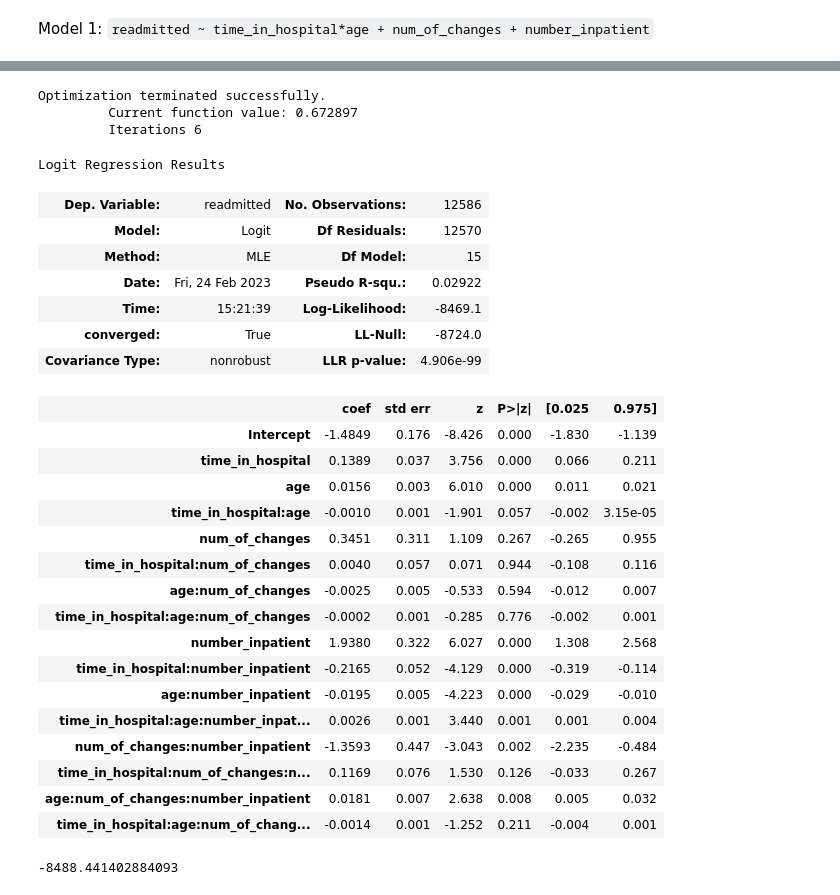
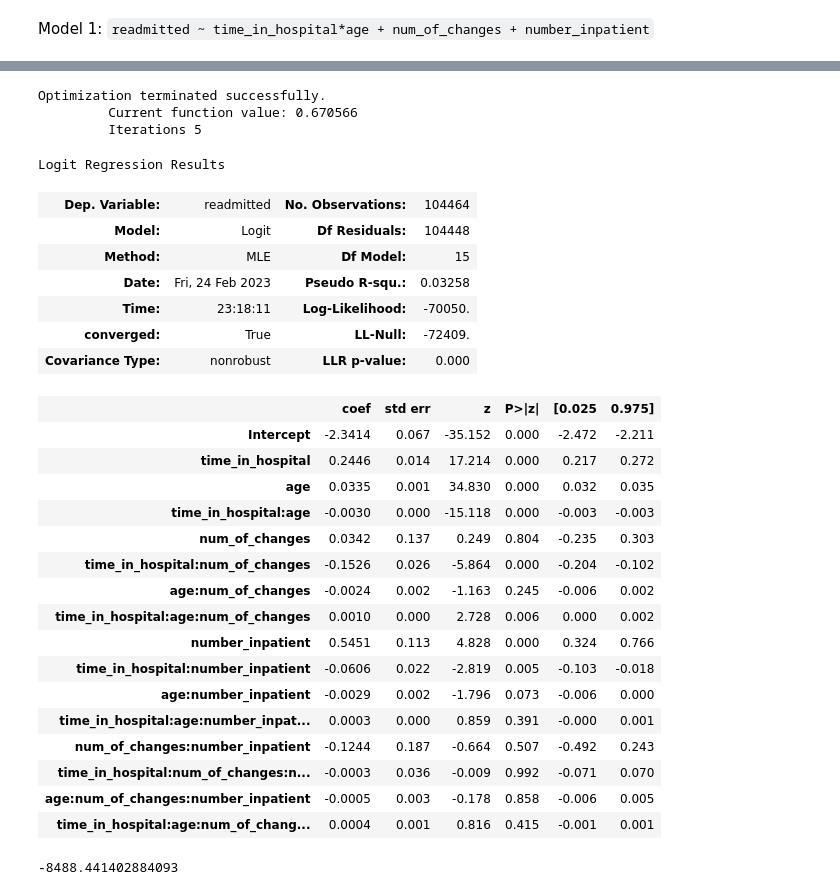
Before and after one commit to AnastasiaKWei/Saturn, a Jupyter notebook: Amy.ipynb, the cells around one changed output, grey strips where cells are left out. Cells and saved outputs as stored; diff of their text form; code cells hidden in the pictures.

```diff
--- a/Amy.ipynb
+++ b/Amy.ipynb
@@ -34,6 +34,7 @@ y_train = train.loc[:, "readmitted"]
 X_train_types = X_train.dtypes.to_frame().rename(columns={0: "type"})
 # get the name of all variables that are objects
 object_vars = list(X_train_types.loc[X_train_types.type == "object", :].index)
+object_vars = object_vars + ["age", "admission_type_id", "discharge_disposition_id", "admission_source_id", "time_in_hospital", "num_of_changes"]
 
 # get the indices of all
 object_var_indices = []
@@ -231,0 +264,11 @@ remove dummy variable with high VIF
+# %%
+diag_values = list(set(list(train1_dummy.diag_1)))
+diag_map = {}
+diag_unmap = {}
+
+for i in range(len(diag_values)):
+    diag_map[diag_values[i]] = i
+    diag_unmap[i] = diag_values[i]
+# %%
+train1_dummy.loc[:, "diag_1_num"] = train1_dummy.loc[:, "diag_1"].map(diag_map)
+train1_dummy.loc[:, "diag_2_num"] = train1_dummy.loc[:, "diag_2"].map(diag_map)
@@ -259,33 +342,33 @@ Logit Regression Results
 # %%
-logit_model_all_int = sm.logit(formula = 'readmitted ~ time_in_hospital*age* num_of_changes*number_inpatient', data = train1).fit() #Developing logistic regression model
+logit_model_all_int = sm.logit(formula = 'readmitted ~ time_in_hospital*age* num_of_changes*number_inpatient', data = train1_dummy).fit() #Developing logistic regression model
 logit_model_all_int.summary()
 # %% [output]
 Optimization terminated successfully.
-         Current function value: 0.672897
-         Iterations 6
+         Current function value: 0.670566
+         Iterations 5
 Logit Regression Results
-| Dep. Variable: | readmitted | No. Observations: | 12586 |
-| Model: | Logit | Df Residuals: | 12570 |
+| Dep. Variable: | readmitted | No. Observations: | 104464 |
+| Model: | Logit | Df Residuals: | 104448 |
 | Method: | MLE | Df Model: | 15 |
-| Date: | Fri, 24 Feb 2023 | Pseudo R-squ.: | 0.02922 |
-| Time: | 15:21:39 | Log-Likelihood: | -8469.1 |
-| converged: | True | LL-Null: | -8724.0 |
-| Covariance Type: | nonrobust | LLR p-value: | 4.906e-99 |
+| Date: | Fri, 24 Feb 2023 | Pseudo R-squ.: | 0.03258 |
+| Time: | 23:18:11 | Log-Likelihood: | -70050. |
+| converged: | True | LL-Null: | -72409. |
+| Covariance Type: | nonrobust | LLR p-value: | 0.000 |
 |  | coef | std err | z | P>|z| | [0.025 | 0.975] |
-| Intercept | -1.4849 | 0.176 | -8.426 | 0.000 | -1.830 | -1.139 |
-| time_in_hospital | 0.1389 | 0.037 | 3.756 | 0.000 | 0.066 | 0.211 |
-| age | 0.0156 | 0.003 | 6.010 | 0.000 | 0.011 | 0.021 |
-| time_in_hospital:age | -0.0010 | 0.001 | -1.901 | 0.057 | -0.002 | 3.15e-05 |
-| num_of_changes | 0.3451 | 0.311 | 1.109 | 0.267 | -0.265 | 0.955 |
-| time_in_hospital:num_of_changes | 0.0040 | 0.057 | 0.071 | 0.944 | -0.108 | 0.116 |
-| age:num_of_changes | -0.0025 | 0.005 | -0.533 | 0.594 | -0.012 | 0.007 |
-| time_in_hospital:age:num_of_changes | -0.0002 | 0.001 | -0.285 | 0.776 | -0.002 | 0.001 |
-| number_inpatient | 1.9380 | 0.322 | 6.027 | 0.000 | 1.308 | 2.568 |
-| time_in_hospital:number_inpatient | -0.2165 | 0.052 | -4.129 | 0.000 | -0.319 | -0.114 |
-| age:number_inpatient | -0.0195 | 0.005 | -4.223 | 0.000 | -0.029 | -0.010 |
-| time_in_hospital:age:number_inpat... | 0.0026 | 0.001 | 3.440 | 0.001 | 0.001 | 0.004 |
-| num_of_changes:number_inpatient | -1.3593 | 0.447 | -3.043 | 0.002 | -2.235 | -0.484 |
-| time_in_hospital:num_of_changes:n... | 0.1169 | 0.076 | 1.530 | 0.126 | -0.033 | 0.267 |
-| age:num_of_changes:number_inpatient | 0.0181 | 0.007 | 2.638 | 0.008 | 0.005 | 0.032 |
-| time_in_hospital:age:num_of_chang... | -0.0014 | 0.001 | -1.252 | 0.211 | -0.004 | 0.001 |
+| Intercept | -2.3414 | 0.067 | -35.152 | 0.000 | -2.472 | -2.211 |
+| time_in_hospital | 0.2446 | 0.014 | 17.214 | 0.000 | 0.217 | 0.272 |
+| age | 0.0335 | 0.001 | 34.830 | 0.000 | 0.032 | 0.035 |
+| time_in_hospital:age | -0.0030 | 0.000 | -15.118 | 0.000 | -0.003 | -0.003 |
+| num_of_changes | 0.0342 | 0.137 | 0.249 | 0.804 | -0.235 | 0.303 |
+| time_in_hospital:num_of_changes | -0.1526 | 0.026 | -5.864 | 0.000 | -0.204 | -0.102 |
+| age:num_of_changes | -0.0024 | 0.002 | -1.163 | 0.245 | -0.006 | 0.002 |
+| time_in_hospital:age:num_of_changes | 0.0010 | 0.000 | 2.728 | 0.006 | 0.000 | 0.002 |
+| number_inpatient | 0.5451 | 0.113 | 4.828 | 0.000 | 0.324 | 0.766 |
+| time_in_hospital:number_inpatient | -0.0606 | 0.022 | -2.819 | 0.005 | -0.103 | -0.018 |
+| age:number_inpatient | -0.0029 | 0.002 | -1.796 | 0.073 | -0.006 | 0.000 |
+| time_in_hospital:age:number_inpat... | 0.0003 | 0.000 | 0.859 | 0.391 | -0.000 | 0.001 |
+| num_of_changes:number_inpatient | -0.1244 | 0.187 | -0.664 | 0.507 | -0.492 | 0.243 |
+| time_in_hospital:num_of_changes:n... | -0.0003 | 0.036 | -0.009 | 0.992 | -0.071 | 0.070 |
+| age:num_of_changes:number_inpatient | -0.0005 | 0.003 | -0.178 | 0.858 | -0.006 | 0.005 |
+| time_in_hospital:age:num_of_chang... | 0.0004 | 0.001 | 0.816 | 0.415 | -0.001 | 0.001 |
 # %%
```
Also changed, not shown: parts of 17 cells of this notebook.
